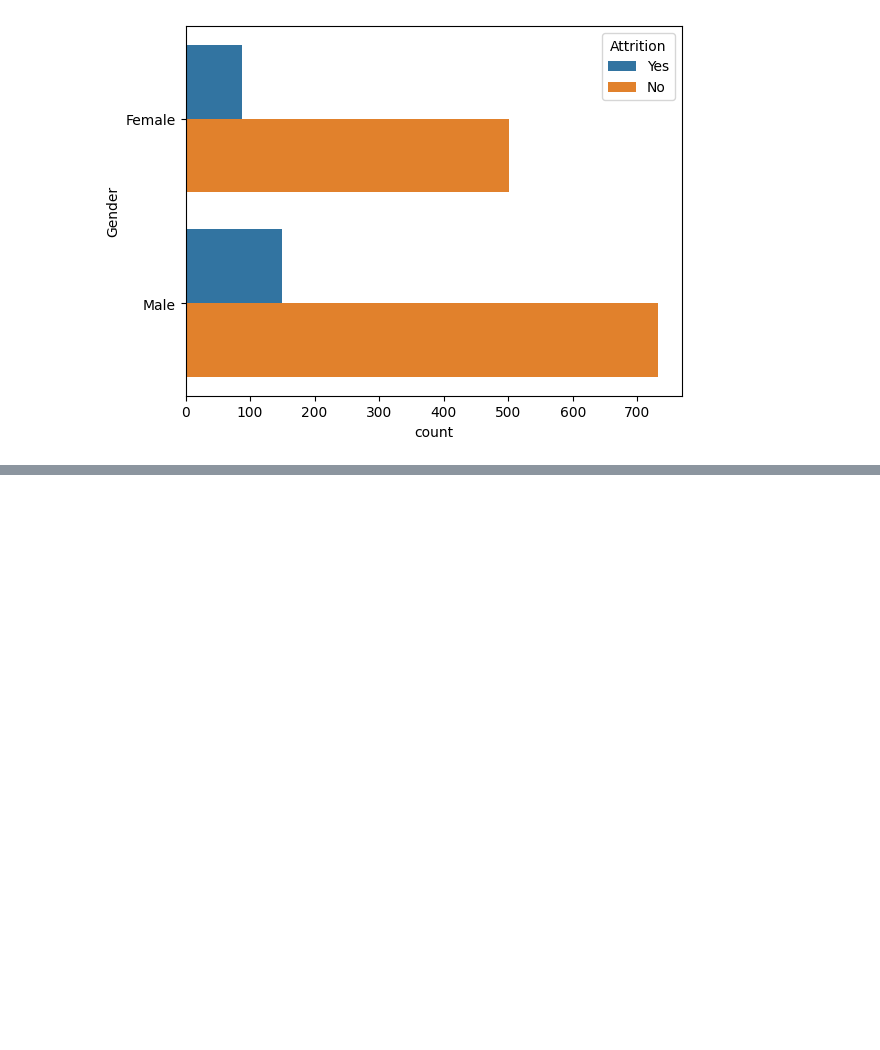
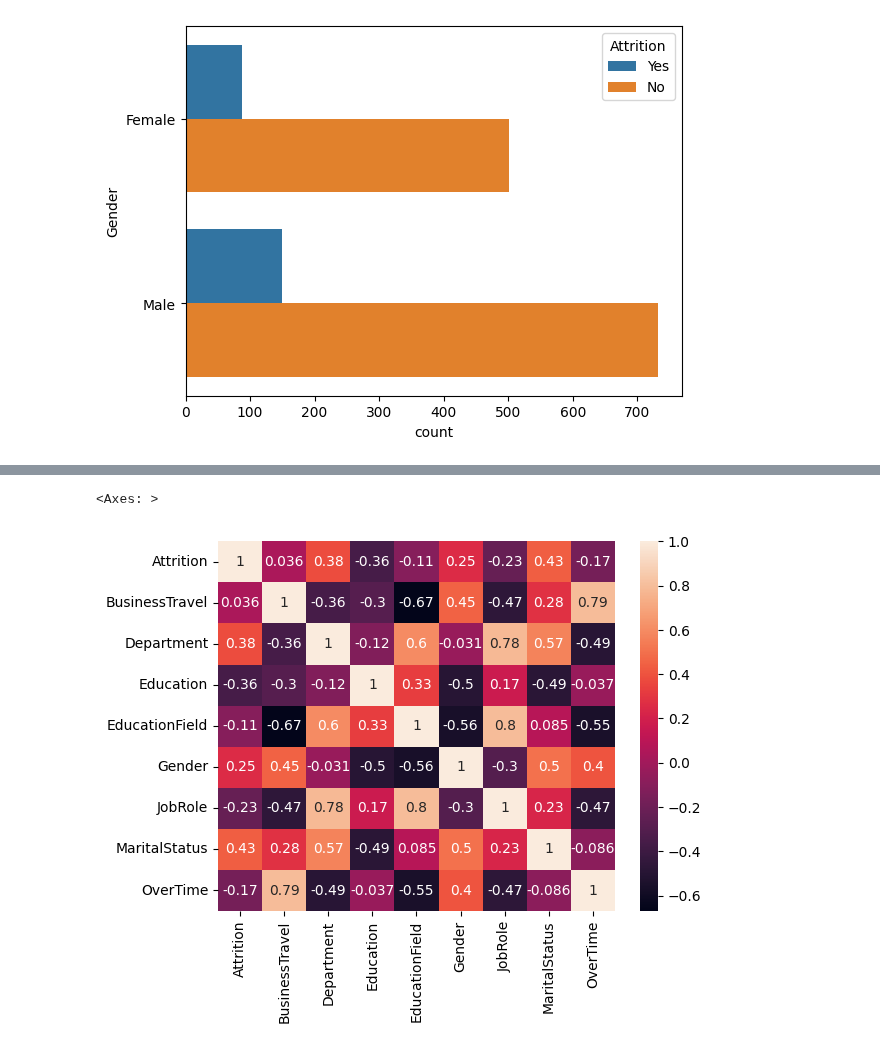
Before and after one commit to JOCRZ/Meriskill-Internship, a Jupyter notebook: Projects/Project3/M2Project3.ipynb, the cells around one changed output, grey strips where cells are left out. Saved outputs shown, nothing was run; the diff lists cells and outputs as text; code cells hidden in the pictures; blank space fills up the shorter version.

```diff
--- a/Projects/Project3/M2Project3.ipynb
+++ b/Projects/Project3/M2Project3.ipynb
@@ -45,3 +45,14 @@ sns.countplot(data = df,y='Gender',hue='Attrition')
 # %% [output]
 <Axes: xlabel='count', ylabel='Gender'>
 [figure]
+# %%
+from scipy.stats import chi2_contingency
+
+contingency_table = pd.crosstab(df['Gender'], df['Attrition'])
+
+# Perform the chi-square test
+chi2, p, _, _ = chi2_contingency(contingency_table)
+
+# Print the test results
+print("Chi-square statistic:", chi2)
+print("p-value:", p)
@@ -47,0 +62,12 @@ sns.countplot(data = df,y='Gender',hue='Attrition')
+# %%
+categorical_columns = df.select_dtypes(include=['object'])
+
+# Create an empty DataFrame for the correlation table
+correlation_table = pd.DataFrame(index=categorical_columns.columns, columns=categorical_columns.columns)
+
+# Perform the chi-square test for each pair of categorical columns
+for col1 in categorical_columns.columns:
+    for col2 in categorical_columns.columns:
+        contingency_table = pd.crosstab(categorical_columns[col1], categorical_columns[col2])
+        chi2, p, _, _ = chi2_contingency(contingency_table)
+        correlation_table.loc[col1, col2] = p
@@ -47,0 +88,20 @@ sns.countplot(data = df,y='Gender',hue='Attrition')
+# %%
+categorical_columns = df.select_dtypes(include=['object'])
+
+# Create an empty DataFrame for the correlation table
+correlation_table = pd.DataFrame(index=categorical_columns.columns, columns=categorical_columns.columns)
+
+# Perform the chi-square test for each pair of categorical columns
+for col1 in categorical_columns.columns:
+    for col2 in categorical_columns.columns:
+        contingency_table = pd.crosstab(categorical_columns[col1], categorical_columns[col2])
+        chi2, p, _, _ = chi2_contingency(contingency_table)
+        correlation_table.loc[col1, col2] = p
+
+# Convert p-values to numeric data type
+correlation_table = correlation_table.astype(float)
+# %%
+sns.heatmap(data=correlation_table.corr(),annot = True)
+# %% [output]
+<Axes: >
+[figure, added]
```
Also changed, not shown: parts of 4 cells of this notebook, 1 other file.
